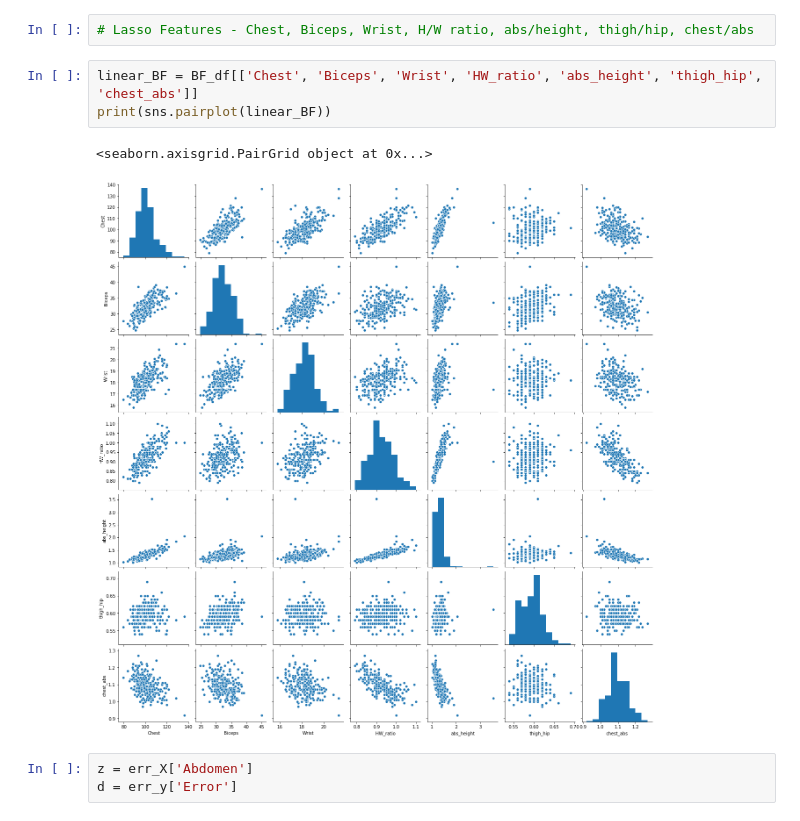
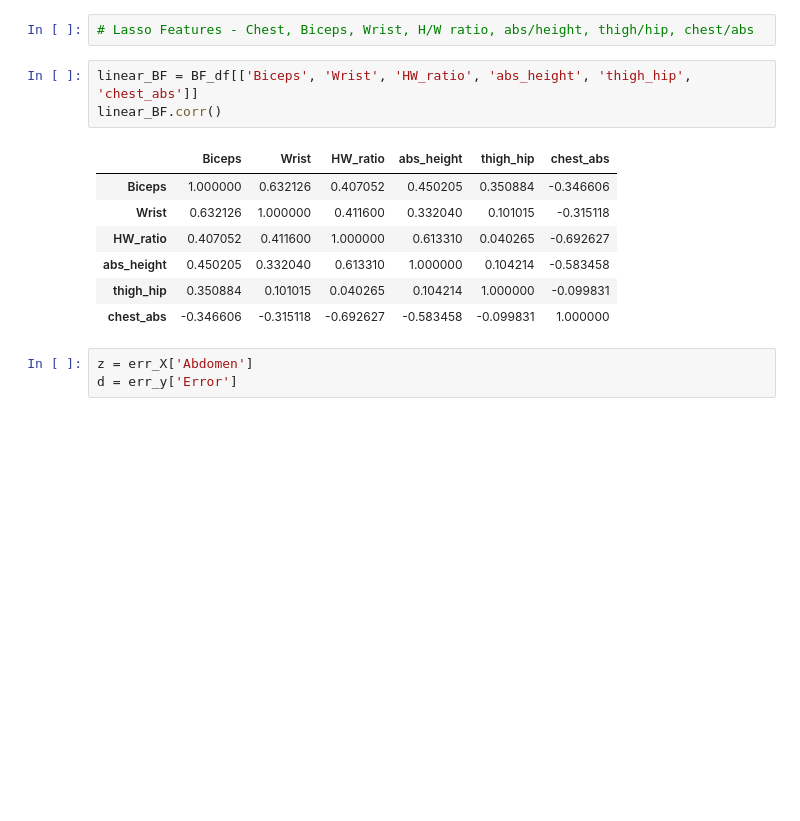
Before and after one commit to Thegreatesthumphrey/Prediction-Model-for-Total-Body-Fat-in-Adult-Men, a Jupyter notebook: Data Set Analysis.ipynb, the cells around one changed output. Cells and saved outputs as stored; diff of their text form; blank space fills up the shorter version.

```diff
--- a/Data Set Analysis.ipynb
+++ b/Data Set Analysis.ipynb
@@ -603,11 +659,16 @@ Linear model parameter coefficients: [[  2.96753599 -86.41310412   1.82528941  -
 # %%
 # Lasso Features - Chest, Biceps, Wrist, H/W ratio, abs/height, thigh/hip, chest/abs
 # %%
-linear_BF = BF_df[['Chest', 'Biceps', 'Wrist', 'HW_ratio', 'abs_height', 'thigh_hip', 'chest_abs']]
-print(sns.pairplot(linear_BF))
+linear_BF = BF_df[['Biceps', 'Wrist', 'HW_ratio', 'abs_height', 'thigh_hip', 'chest_abs']]
+linear_BF.corr()
 # %% [output]
-<seaborn.axisgrid.PairGrid object at 0x...>
-[figure, removed]
+|  | Biceps | Wrist | HW_ratio | abs_height | thigh_hip | chest_abs |
+| Biceps | 1.000000 | 0.632126 | 0.407052 | 0.450205 | 0.350884 | -0.346606 |
+| Wrist | 0.632126 | 1.000000 | 0.411600 | 0.332040 | 0.101015 | -0.315118 |
+| HW_ratio | 0.407052 | 0.411600 | 1.000000 | 0.613310 | 0.040265 | -0.692627 |
+| abs_height | 0.450205 | 0.332040 | 0.613310 | 1.000000 | 0.104214 | -0.583458 |
+| thigh_hip | 0.350884 | 0.101015 | 0.040265 | 0.104214 | 1.000000 | -0.099831 |
+| chest_abs | -0.346606 | -0.315118 | -0.692627 | -0.583458 | -0.099831 | 1.000000 |
 # %%
 z = err_X['Abdomen']
 d = err_y['Error']
```
Also changed, not shown: parts of 44 cells of this notebook.
